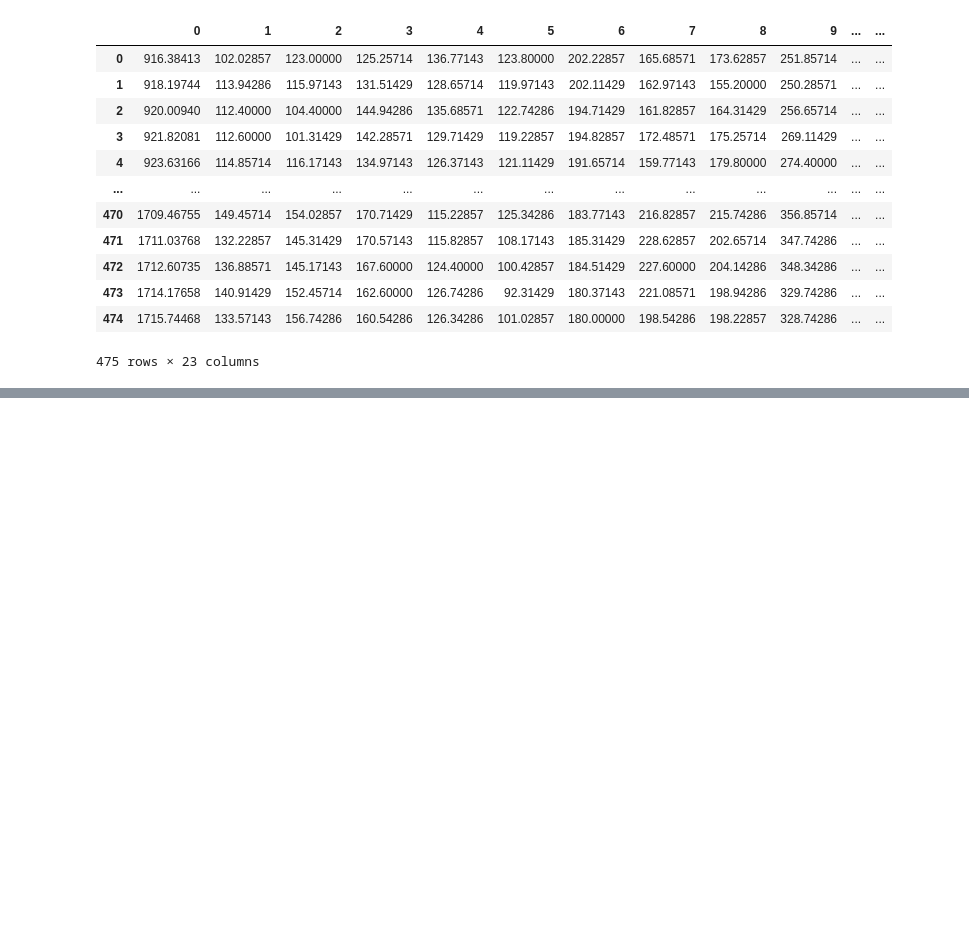
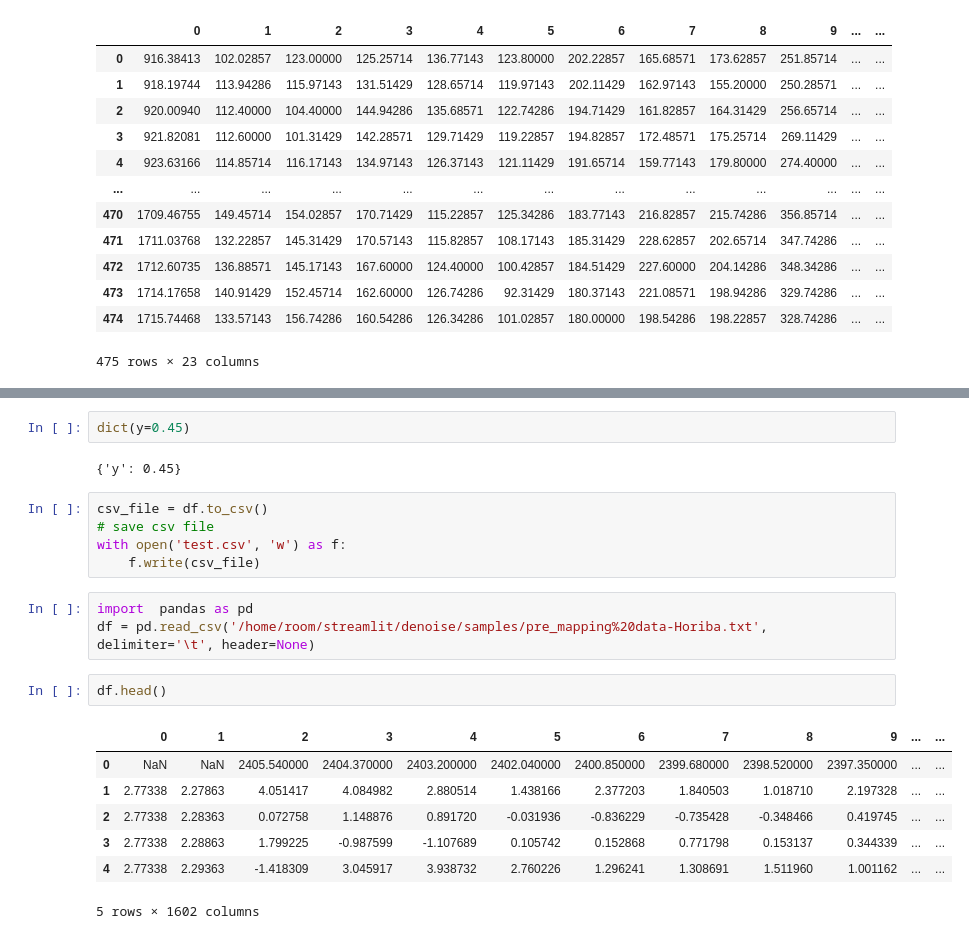
Before and after one commit to moria5161/Ramancloud, a Jupyter notebook: samples/tmp.ipynb, the cells around one changed output, grey strips where cells are left out. Cells and saved outputs as stored; diff of their text form; blank space fills up the shorter version.

```diff
--- a/samples/tmp.ipynb
+++ b/samples/tmp.ipynb
@@ -211,0 +299,22 @@ df
+# %%
+dict(y=0.45)
+# %% [output]
+{'y': 0.45}
+# %%
+csv_file = df.to_csv()
+# save csv file
+with open('test.csv', 'w') as f:
+    f.write(csv_file)
+# %%
+import  pandas as pd
+df = pd.read_csv('/home/room/streamlit/denoise/samples/pre_mapping%20data-Horiba.txt', delimiter='\t', header=None)
+# %%
+df.head()
+# %% [output]
+|  | 0 | 1 | 2 | 3 | 4 | 5 | 6 | 7 | 8 | 9 | ... | ... |
+| 0 | NaN | NaN | 2405.540000 | 2404.370000 | 2403.200000 | 2402.040000 | 2400.850000 | 2399.680000 | 2398.520000 | 2397.350000 | ... | ... |
+| 1 | 2.77338 | 2.27863 | 4.051417 | 4.084982 | 2.880514 | 1.438166 | 2.377203 | 1.840503 | 1.018710 | 2.197328 | ... | ... |
+| 2 | 2.77338 | 2.28363 | 0.072758 | 1.148876 | 0.891720 | -0.031936 | -0.836229 | -0.735428 | -0.348466 | 0.419745 | ... | ... |
+| 3 | 2.77338 | 2.28863 | 1.799225 | -0.987599 | -1.107689 | 0.105742 | 0.152868 | 0.771798 | 0.153137 | 0.344339 | ... | ... |
+| 4 | 2.77338 | 2.29363 | -1.418309 | 3.045917 | 3.938732 | 2.760226 | 1.296241 | 1.308691 | 1.511960 | 1.001162 | ... | ... |
+5 rows × 1602 columns
```
Also changed, not shown: parts of 21 cells of this notebook, 5 other files.
